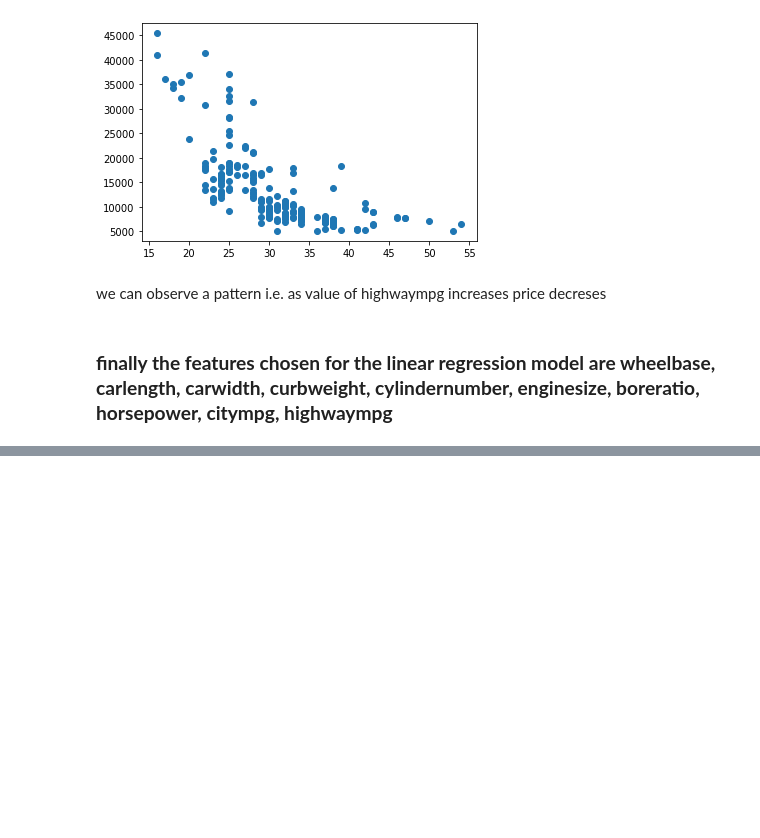
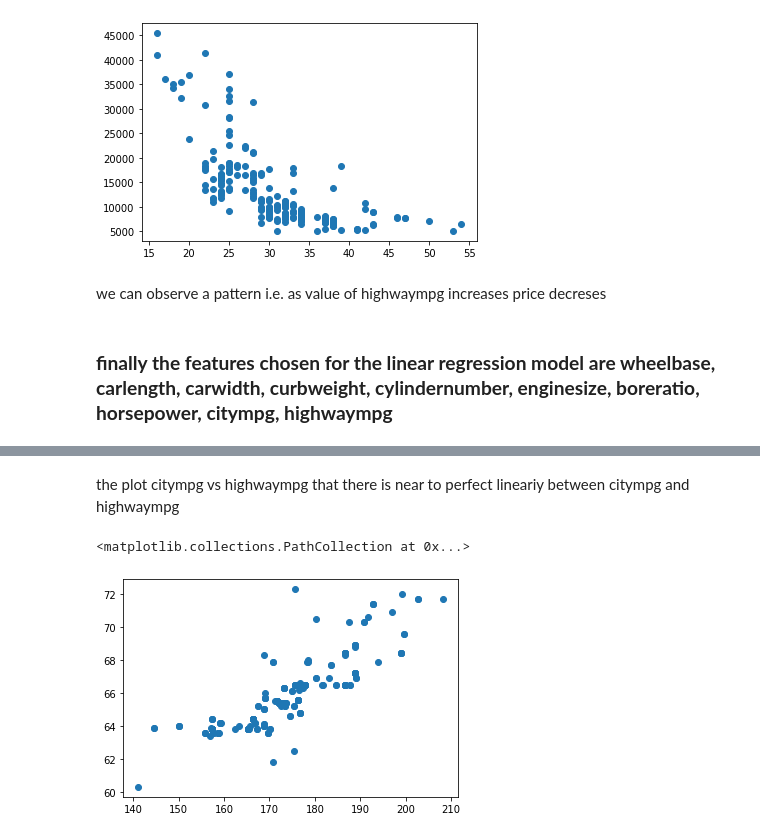
Before and after one commit to sulaiman01/Learning-Projects, a Jupyter notebook: data_visualization.ipynb, the cells around one changed output, grey strips where cells are left out. Cells and saved outputs as stored; diff of their text form; code cells hidden in the pictures; blank space fills up the shorter version.

```diff
--- a/data_visualization.ipynb
+++ b/data_visualization.ipynb
@@ -209,0 +224,7 @@ we can observe a pattern i.e. as value of highwaympg increases price decreses
+# %% [markdown]
+the plot citympg vs highwaympg that there is near to perfect lineariy between citympg and highwaympg
+# %%
+plt.scatter(data_set['carlength'],data_set['carwidth'])
+# %% [output]
+<matplotlib.collections.PathCollection at 0x...>
+[figure, added]
```
Also changed, not shown: parts of 4 cells of this notebook.
